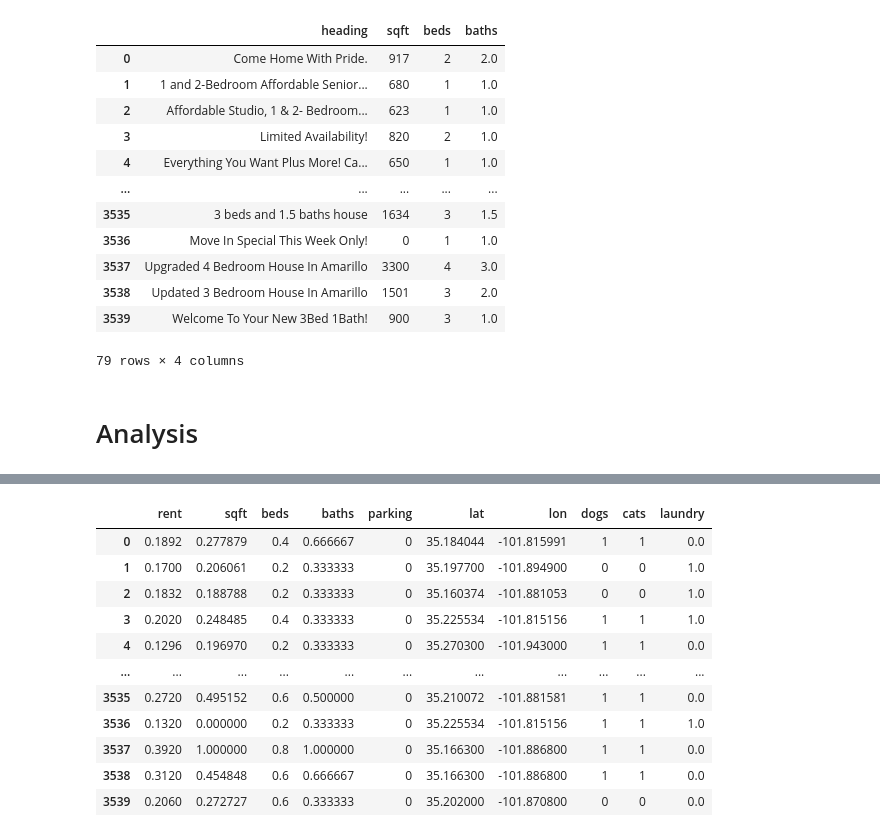
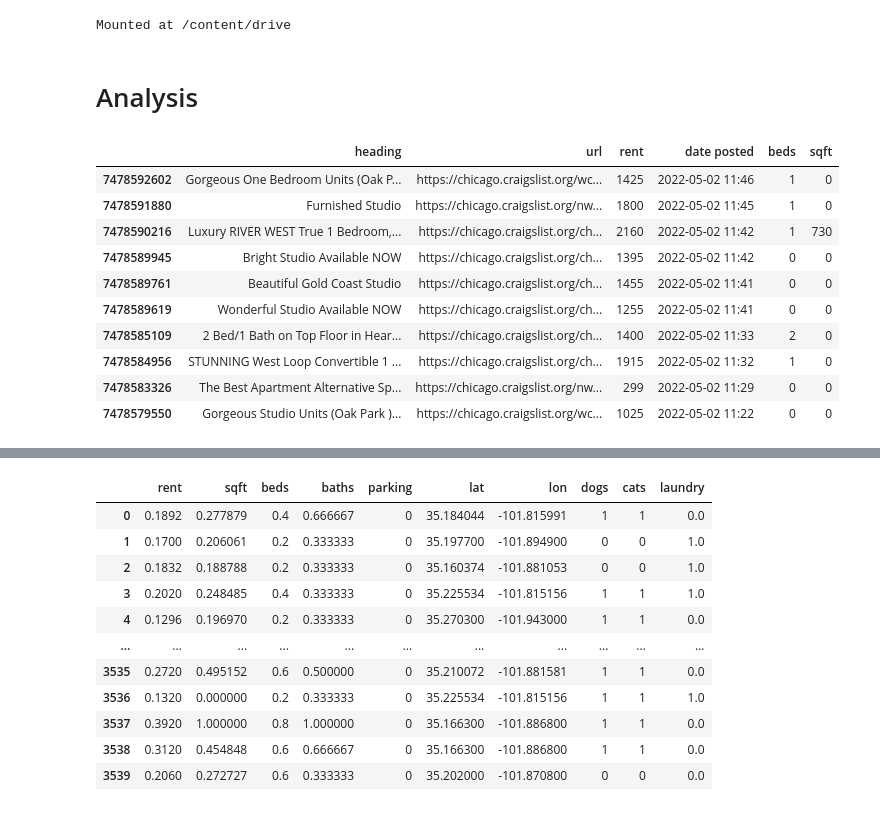
Before and after one commit to gbwiersum/CLApartmentScraper, a Jupyter notebook: CLScraper.ipynb, the cells around one changed output, grey strips where cells are left out. Cells and saved outputs as stored; diff of their text form; code cells hidden in the pictures.

```diff
--- a/CLScraper.ipynb
+++ b/CLScraper.ipynb
@@ -231,21 +245,26 @@ MergeError: No common columns to perform merge on. Merge options: left_on=None,
+# %%
+from google.colab import drive
+drive.mount('/content/drive')
+# %% [output]
+Mounted at /content/drive
 # %%
-listingdf[['heading','sqft','beds', 'baths']].drop_duplicates()
+listingdf = listingdf[['heading','sqft','beds', 'baths']].drop_duplicates()
-# %% [output]
-|  | heading | sqft | beds | baths |
-| 0 | Come Home With Pride. | 917 | 2 | 2.0 |
-| 1 | 1 and 2-Bedroom Affordable Senior... | 680 | 1 | 1.0 |
-| 2 | Affordable Studio, 1 & 2- Bedroom... | 623 | 1 | 1.0 |
-| 3 | Limited Availability! | 820 | 2 | 1.0 |
-| 4 | Everything You Want Plus More! Ca... | 650 | 1 | 1.0 |
-| ... | ... | ... | ... | ... |
-| 3535 | 3 beds and 1.5 baths house | 1634 | 3 | 1.5 |
-| 3536 | Move In Special This Week Only! | 0 | 1 | 1.0 |
-| 3537 | Upgraded 4 Bedroom House In Amarillo | 3300 | 4 | 3.0 |
-| 3538 | Updated 3 Bedroom House In Amarillo | 1501 | 3 | 2.0 |
-| 3539 | Welcome To Your New 3Bed 1Bath! | 900 | 3 | 1.0 |
-79 rows × 4 columns
 # %%
 #if savefile is specified? ...if they want to save it?
 listingdf.to_csv('./CLScraped.csv')
 # %% [markdown]
 # Analysis
+# %%
+listingdf.head(10)
+# %% [output]
+|  | heading | url | rent | date posted | beds | sqft |
+| 7478592602 | Gorgeous One Bedroom Units (Oak P... | https://chicago.craigslist.org/wc... | 1425 | 2022-05-02 11:46 | 1 | 0 |
+| 7478591880 | Furnished Studio | https://chicago.craigslist.org/nw... | 1800 | 2022-05-02 11:45 | 1 | 0 |
+| 7478590216 | Luxury RIVER WEST True 1 Bedroom,... | https://chicago.craigslist.org/ch... | 2160 | 2022-05-02 11:42 | 1 | 730 |
+| 7478589945 | Bright Studio Available NOW | https://chicago.craigslist.org/ch... | 1395 | 2022-05-02 11:42 | 0 | 0 |
+| 7478589761 | Beautiful Gold Coast Studio | https://chicago.craigslist.org/ch... | 1455 | 2022-05-02 11:41 | 0 | 0 |
+| 7478589619 | Wonderful Studio Available NOW | https://chicago.craigslist.org/ch... | 1255 | 2022-05-02 11:41 | 0 | 0 |
+| 7478585109 | 2 Bed/1 Bath on Top Floor in Hear... | https://chicago.craigslist.org/ch... | 1400 | 2022-05-02 11:33 | 2 | 0 |
+| 7478584956 | STUNNING West Loop Convertible 1 ... | https://chicago.craigslist.org/ch... | 1915 | 2022-05-02 11:32 | 1 | 0 |
+| 7478583326 | The Best Apartment Alternative Sp... | https://chicago.craigslist.org/nw... | 299 | 2022-05-02 11:29 | 0 | 0 |
+| 7478579550 | Gorgeous Studio Units (Oak Park )... | https://chicago.craigslist.org/wc... | 1025 | 2022-05-02 11:22 | 0 | 0 |
```
Also changed, not shown: parts of 13 cells of this notebook.
